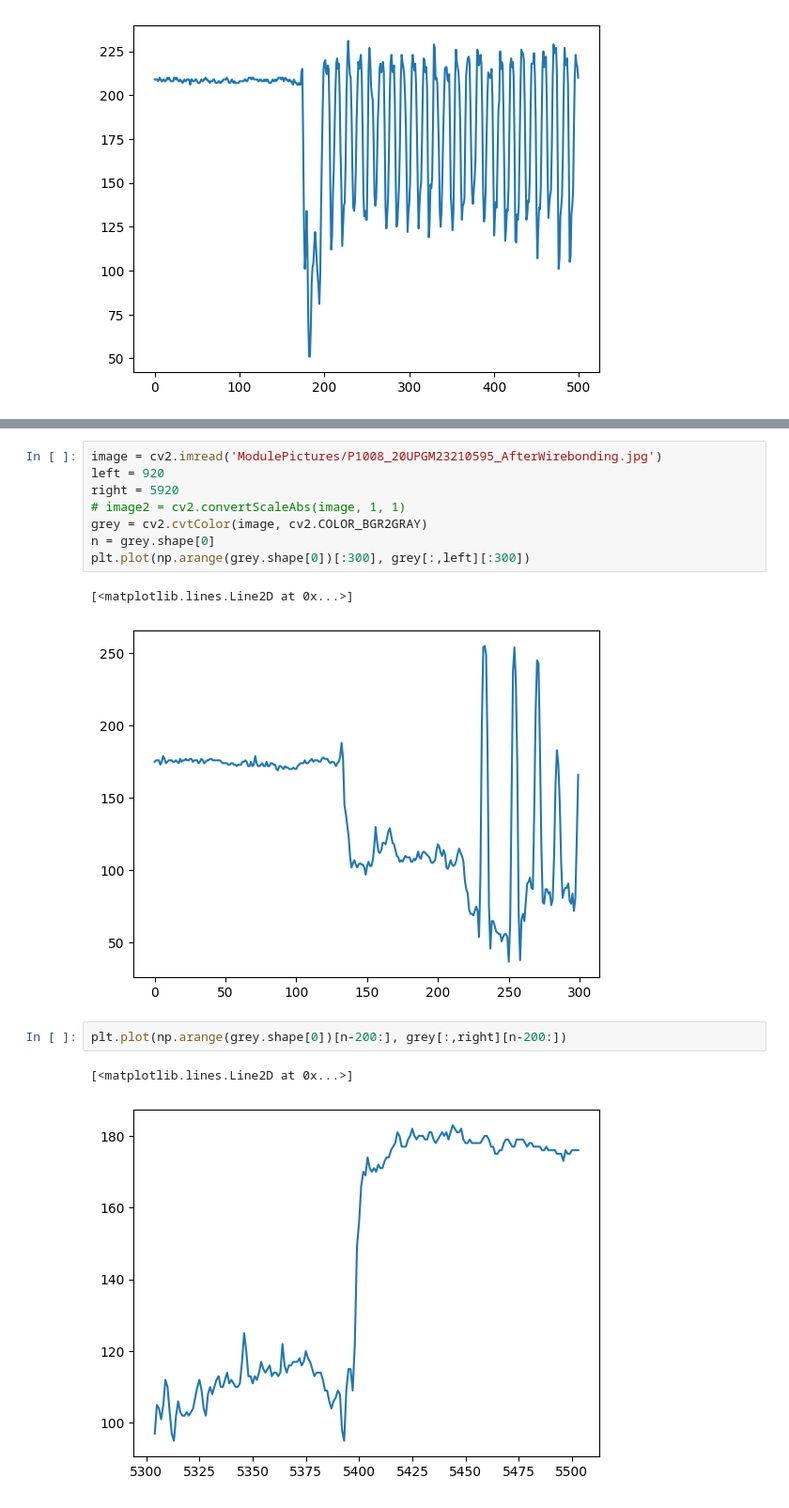
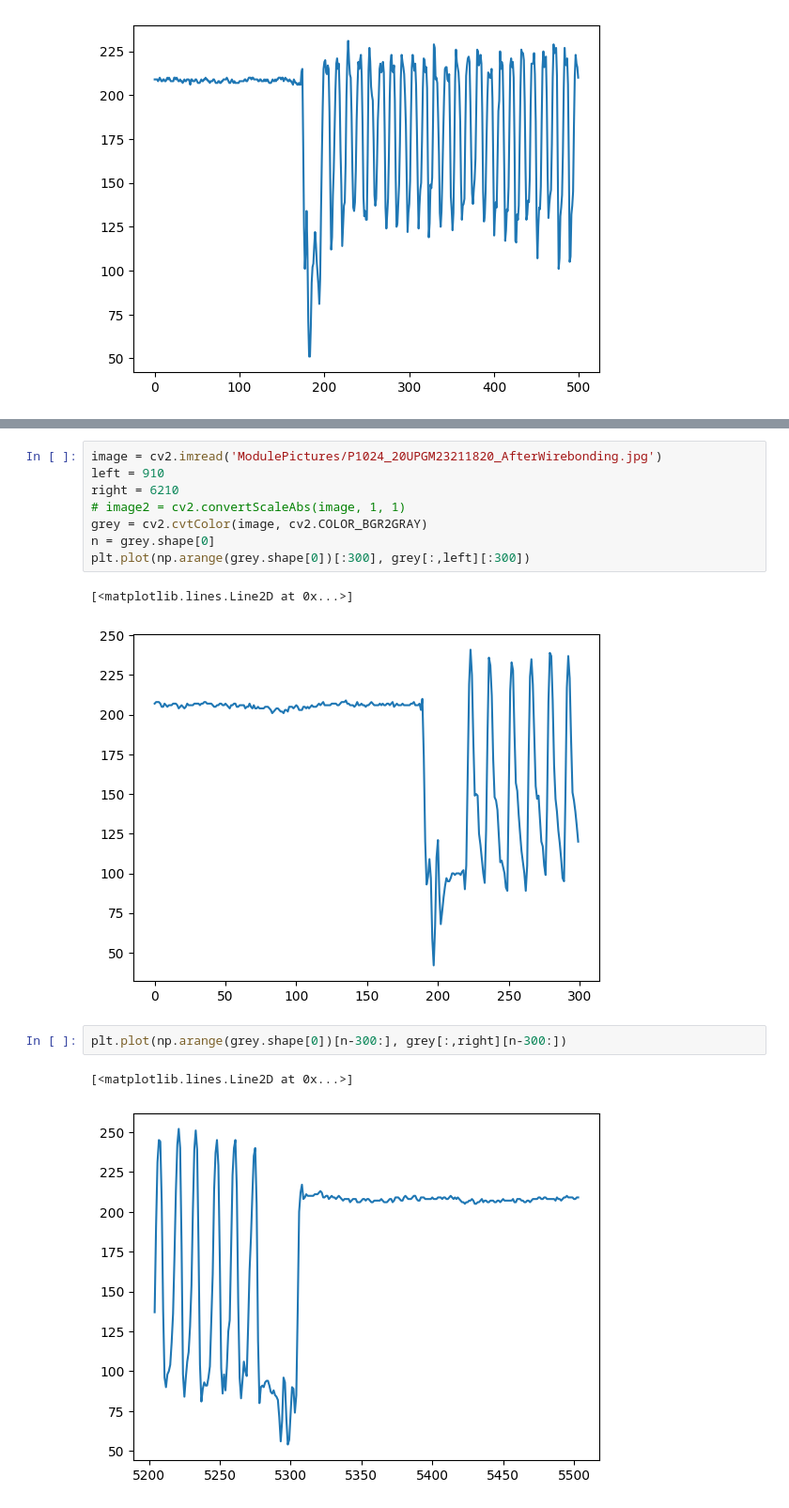
Before and after one commit to GabrielVandersippe/cern-cablage, a Jupyter notebook: lucas.ipynb, the cells around one changed output, grey strips where cells are left out. Shown at 94% size. Cells and saved outputs as stored; diff of their text form.

```diff
--- a/lucas.ipynb
+++ b/lucas.ipynb
@@ -546,18 +534,18 @@ def test_wire_number_v2 (file_name, data, column_left, column_right, level = 200
 700
 True
 # %%
-image = cv2.imread('ModulePictures/P1008_20UPGM23210595_AfterWirebonding.jpg')
-left = 920
-right = 5920
+image = cv2.imread('ModulePictures/P1024_20UPGM23211820_AfterWirebonding.jpg')
+left = 910
+right = 6210
 # image2 = cv2.convertScaleAbs(image, 1, 1)
 grey = cv2.cvtColor(image, cv2.COLOR_BGR2GRAY)
 n = grey.shape[0]
 plt.plot(np.arange(grey.shape[0])[:300], grey[:,left][:300])
 # %% [output]
 [<matplotlib.lines.Line2D at 0x...>]
-[figure, old version]
+[figure, new version]
 # %%
-plt.plot(np.arange(grey.shape[0])[n-200:], grey[:,right][n-200:])
+plt.plot(np.arange(grey.shape[0])[n-300:], grey[:,right][n-300:])
 # %% [output]
 [<matplotlib.lines.Line2D at 0x...>]
-[figure, old version]
+[figure, new version]
```
Also changed, not shown: parts of 11 cells of this notebook.
